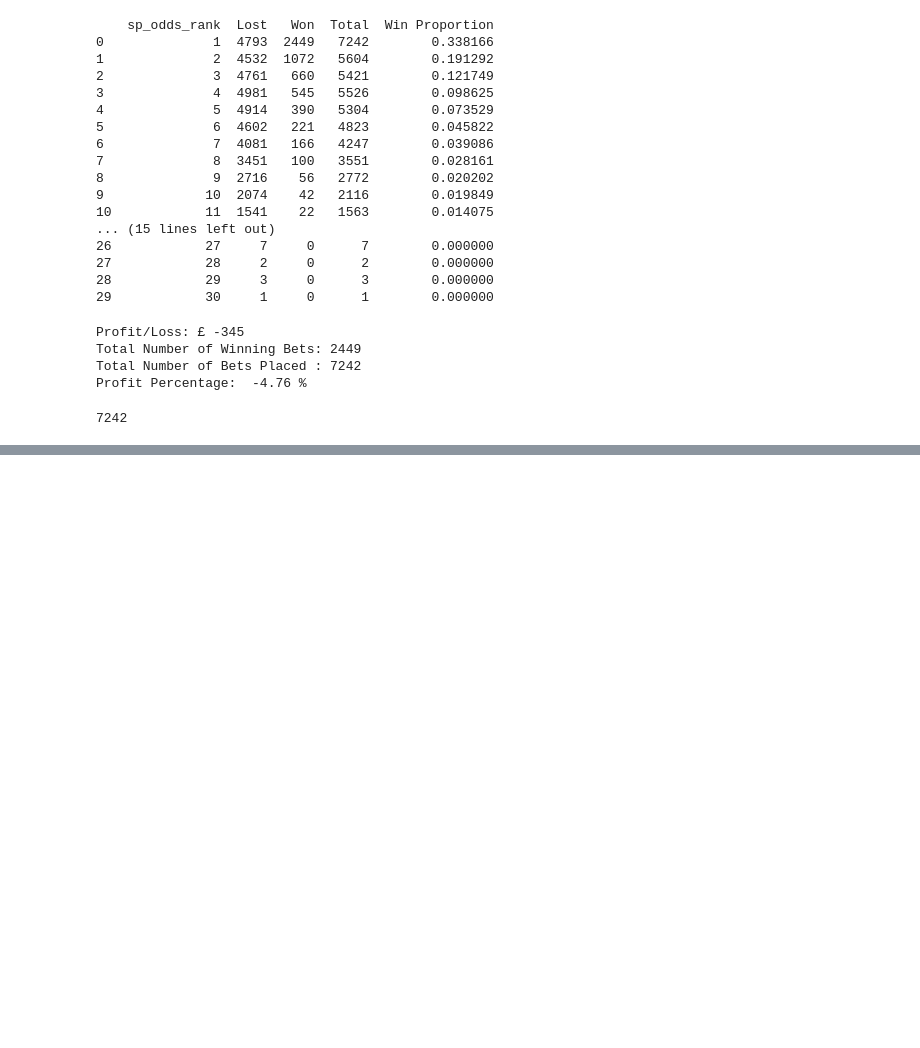
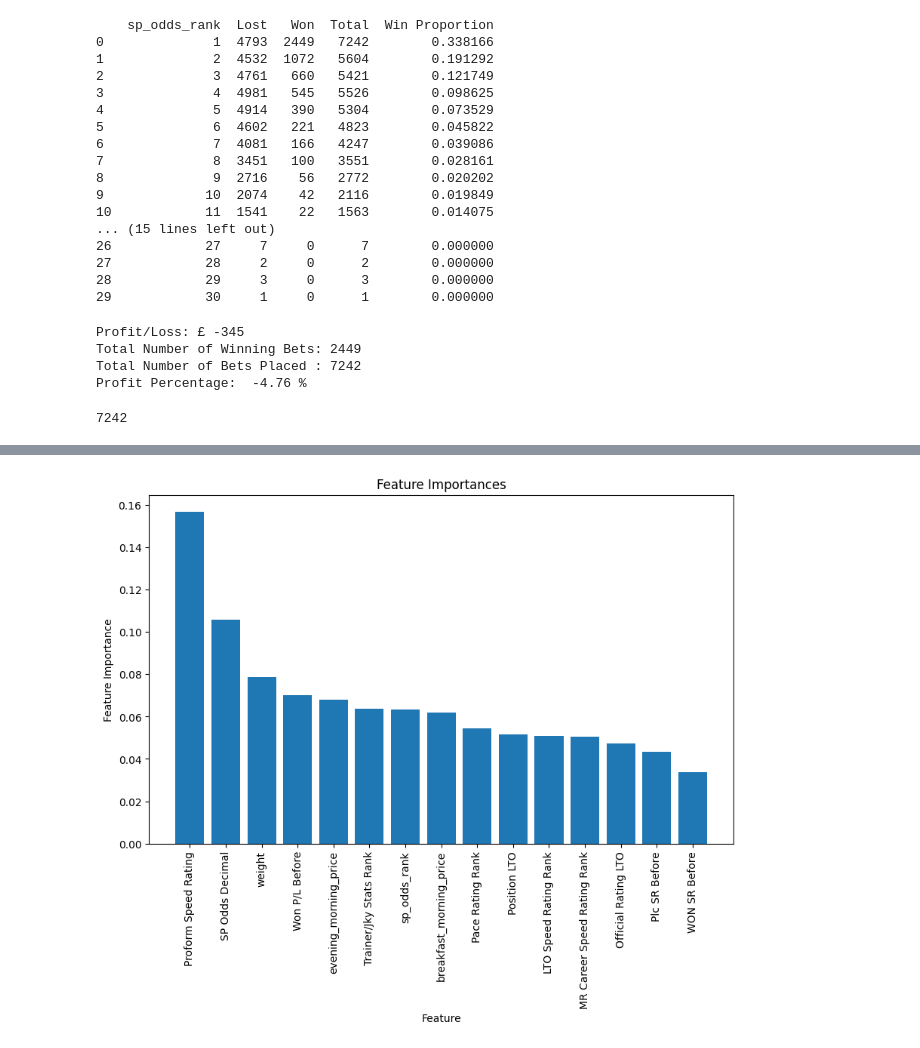
Before and after one commit to andrewbarwise/horse_trading, a Jupyter notebook: notebooks/analysis.ipynb, the cells around one changed output, grey strips where cells are left out. Cells and saved outputs as stored; diff of their text form; code cells hidden in the pictures; blank space fills up the shorter version.

Commit message:
clean up and starting to build a baseline model

```diff
--- a/notebooks/analysis.ipynb
+++ b/notebooks/analysis.ipynb
@@ -265,0 +281,9 @@ total_amount_spent
+# %%
+normalized_df = DataCleaning.normalize_columns(data1, ['SP Odds Decimal','Pace Rating Rank',
+       'Trainer/Jky Stats Rank', 'Proform Speed Rating',
+       'LTO Speed Rating Rank', 'MR Career Speed Rating Rank', 'WON SR Before',
+       'Won P/L Before', 'Plc SR Before', 'Official Rating LTO',
+       'Position LTO', 'evening_morning_price',
+       'breakfast_morning_price', 'weight', 'sp_odds_rank'])
+
+normalized_df.head(5)
@@ -265,0 +297,24 @@ total_amount_spent
+# %%
+X = normalized_df.drop(['Race Time', 'Course', 'Won (1=Won, 0=Lost)', 'Place (1=Placed, 0=UnPlaced)', 'distance_bucket'], axis = 1)
+y = normalized_df[['Won (1=Won, 0=Lost)']]
+# %%
+rf_classifier = RandomForestClassifier(n_estimators=100, random_state=42)
+rf_classifier.fit(X, y)
+
+# Get feature importances
+importances = rf_classifier.feature_importances_
+feature_names = X.columns
+
+# Sort feature importances in descending order
+indices = np.argsort(importances)[::-1]
+
+# Plot feature importances
+plt.figure(figsize=(10, 6))
+plt.title("Feature Importances")
+plt.bar(range(X.shape[1]), importances[indices], align="center")
+plt.xticks(range(X.shape[1]), feature_names[indices], rotation=90)
+plt.xlabel("Feature")
+plt.ylabel("Feature Importance")
+plt.show()
+# %% [output]
+[figure, added]
```
Also changed, not shown: parts of 4 cells of this notebook, 3 other files.
